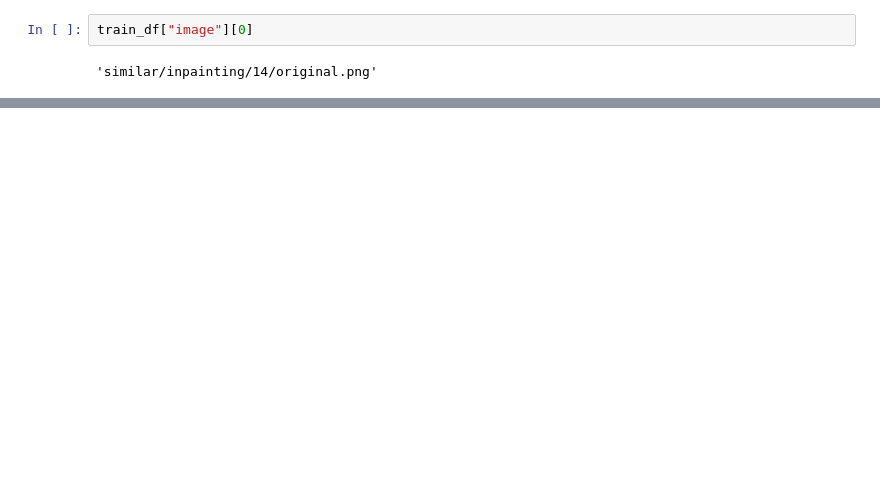
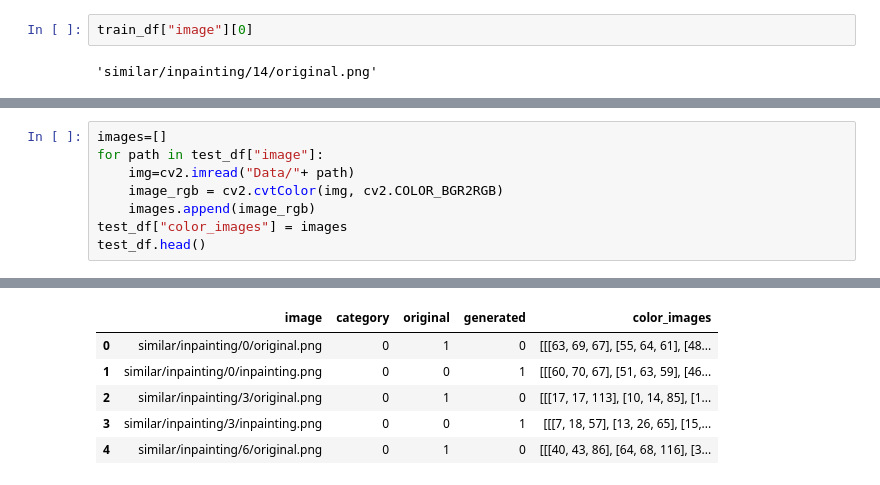
Before and after one commit to Joseph8761/DeepfakeDetection, a Jupyter notebook: data_preprossesing.ipynb, the cells around one changed output, grey strips where cells are left out. Drawn from its saved outputs; the diff is of its cells as text; blank space fills up the shorter version.

```diff
--- a/data_preprossesing.ipynb
+++ b/data_preprossesing.ipynb
@@ -138,0 +160,9 @@ train_df["image"][0]
+# %%
+images=[]
+for path in test_df["image"]:
+    img=cv2.imread("Data/"+ path)
+    image_rgb = cv2.cvtColor(img, cv2.COLOR_BGR2RGB)
+    images.append(image_rgb)
+test_df["color_images"] = images
+test_df.head()
+# %% [output]
@@ -138,0 +174,6 @@ train_df["image"][0]
+|  | image | category | original | generated | color_images |
+| 0 | similar/inpainting/0/original.png | 0 | 1 | 0 | [[[63, 69, 67], [55, 64, 61], [48... |
+| 1 | similar/inpainting/0/inpainting.png | 0 | 0 | 1 | [[[60, 70, 67], [51, 63, 59], [46... |
+| 2 | similar/inpainting/3/original.png | 0 | 1 | 0 | [[[17, 17, 113], [10, 14, 85], [1... |
+| 3 | similar/inpainting/3/inpainting.png | 0 | 0 | 1 | [[[7, 18, 57], [13, 26, 65], [15,... |
+| 4 | similar/inpainting/6/original.png | 0 | 1 | 0 | [[[40, 43, 86], [64, 68, 116], [3... |
```
Also changed, not shown: parts of 8 cells of this notebook.
